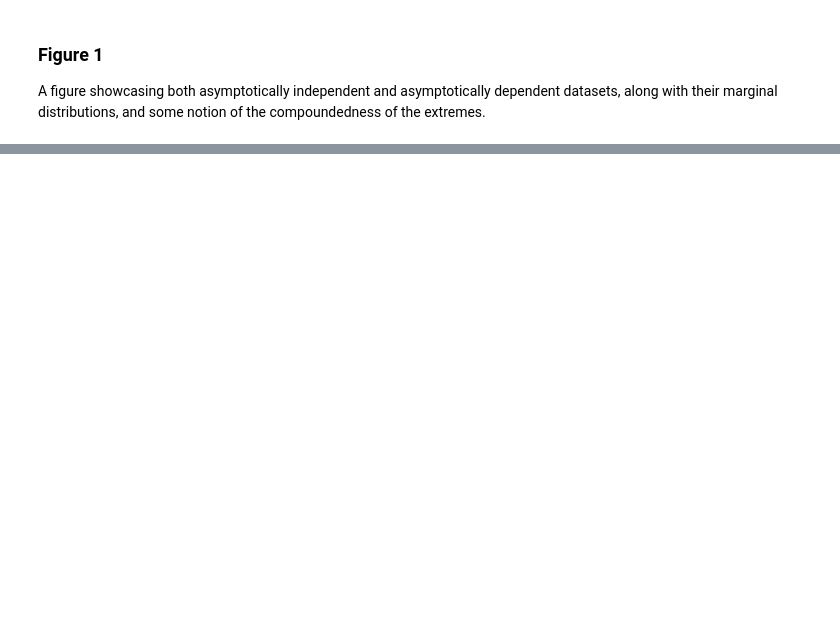
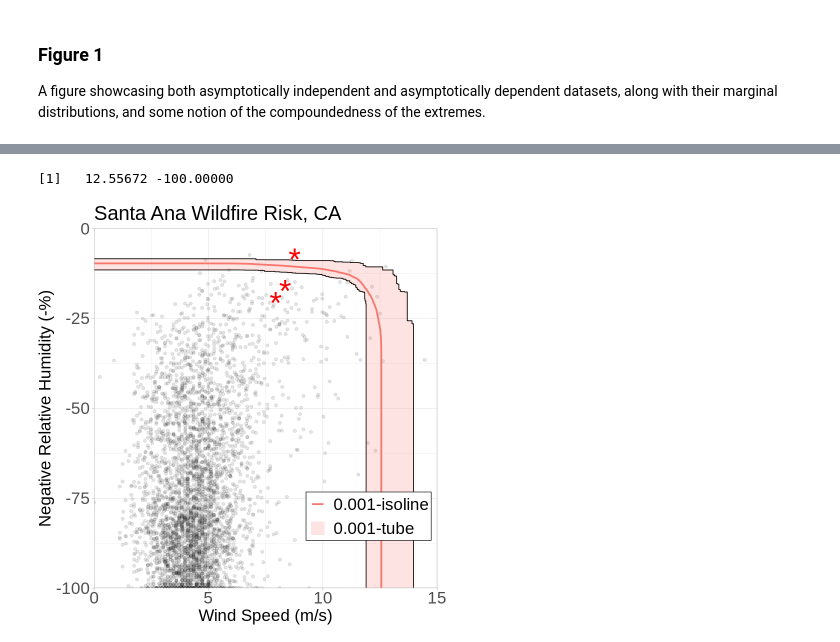
Before and after one commit to jbbutler/isolines_uq, a Jupyter notebook: notebooks/confidence_region_notebooks/whitepaper_plots.ipynb, the cells around one changed output, grey strips where cells are left out. Drawn from its saved outputs; the diff is of its cells as text; code cells hidden in the pictures; blank space fills up the shorter version.

```diff
--- a/notebooks/confidence_region_notebooks/whitepaper_plots.ipynb
+++ b/notebooks/confidence_region_notebooks/whitepaper_plots.ipynb
@@ -114,0 +210,11 @@ A data.frame: 3902 × 4
+# %%
+grid_obj <- list()
+grid_obj$lbs <- lbs
+grid_obj$ubs <- ubs
+grid_obj$grid <- grid
+
+beta_funcs_dict <- list()
+beta_funcs_dict[[as.character(1/2)]] <- function(n) {return((1/n)^(1/2))}
+# %%
+base_out <- drawBaseRegions(santa_ana_data, grid_obj, alphas = c(0.05), ps = c(p), B=500, beta_funcs_dict=beta_funcs_dict)
+base_out <- base_out[[1]]
@@ -114,0 +262,37 @@ A data.frame: 3902 × 4
+# %%
+q_isolines_SA[[1]][which.min(q_isolines_SA[[1]][,2]),]
+# %% [output]
+[1]   12.55672 -100.00000
+# %%
+options(repr.plot.width=7, repr.plot.height=7, scipen=999)
+
+polygon1 <- rbind(tube_top,
+                 data.frame(t(rev(data.frame(t(tube_bottom))))))
+
+plt_SA_2 <- ggplot() + geom_point(data=base_out$data, aes(x=X1, y=X2), alpha=0.1) +
+geom_line(data=tube_top, aes(x=X1, y=X2)) +
+geom_line(data=tube_bottom, aes(x=X1, y=X2)) +
+geom_polygon(data=polygon1, aes(x=X1, y=X2, fill='0.001-tube'), alpha=0.2) +
+geom_line(data=data.frame(q_isolines_SA[[1]]), aes(x=X1, y=X2, color='0.001-isoline'), size=1) +
+geom_point(data=ignition_dates, aes(x = windspeeds, y = neg_relHum), color = 'red', size=13, shape='*') +
+coord_cartesian(ylim=c(-100, 0), xlim = c(0, 15), expand=FALSE) +
+xlab('Wind Speed (m/s)') + ylab('Negative Relative Humidity (-%)') +
+ggtitle('Santa Ana Wildfire Risk, CA') +
+scale_color_manual(values=c('#F8766D')) +
+scale_fill_manual(values=c('#F8766D')) +
+theme_light() +
+theme(legend.position = c(0.80, 0.2),
+      legend.title = element_blank(),
+      axis.title = element_text(size = 20),
+      axis.text = element_text(size = 20),
+      legend.spacing.y = unit(0.002, 'cm'),
+      text = element_text(size = 20),
+      plot.title = element_text(size=24),
+      legend.text = element_text(size=20),
+      legend.background = element_blank(),
+      legend.box.background = element_rect(fill = "white", color = "black"),
+      plot.margin = margin(1,25,1,1))
+# %%
+plt_SA_2
+# %% [output]
+[figure, added]
```
Also changed, not shown: parts of 34 cells of this notebook, 4 other files.
